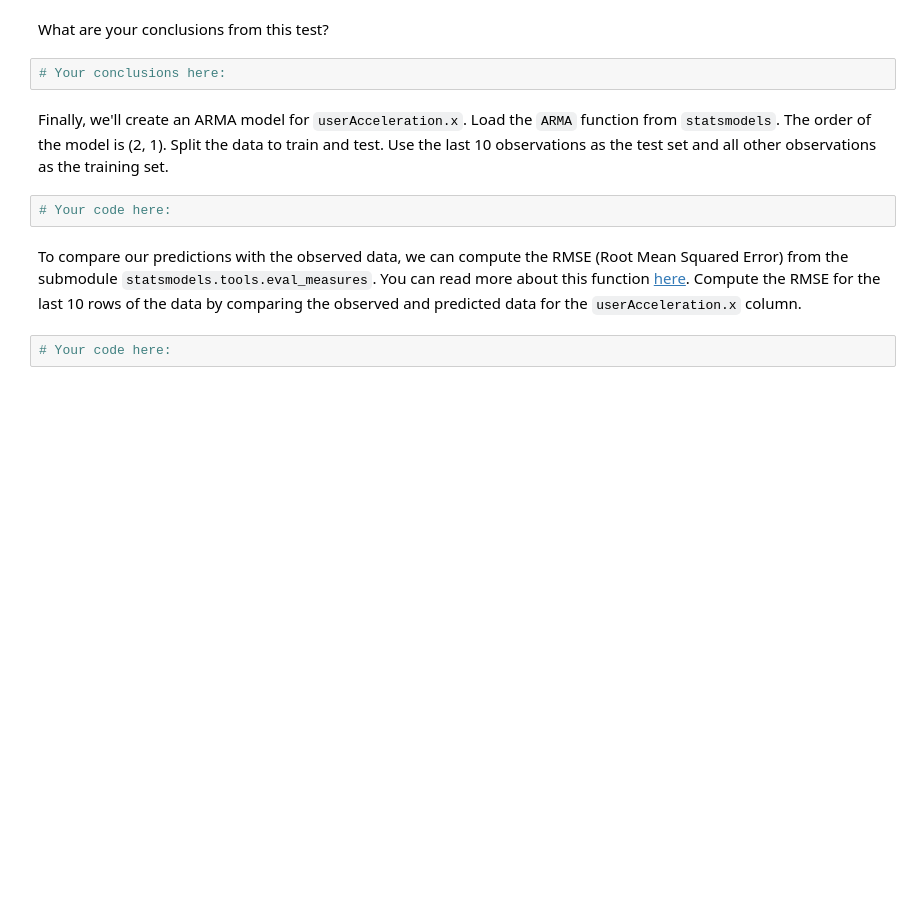
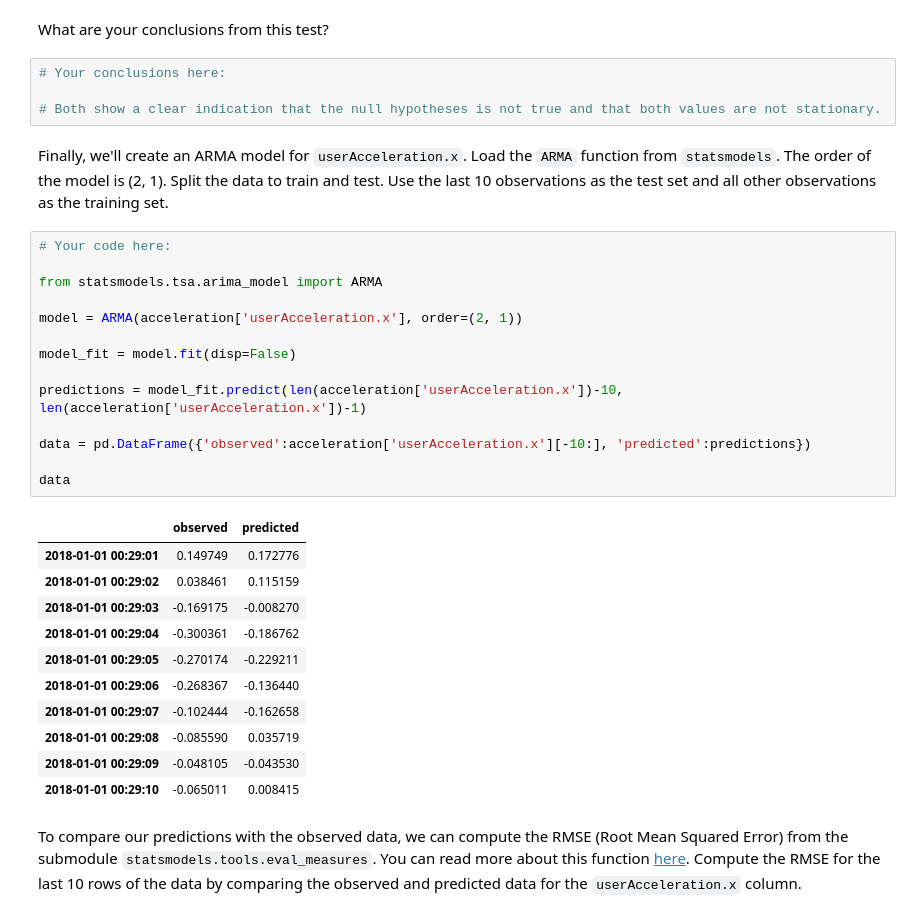
Before and after one commit to jmolendijk/dataV2-labs, a Jupyter notebook: module-2/Time-Series/your-code/main.ipynb, the cells around one changed output. Drawn from its saved outputs; the diff is of its cells as text; blank space fills up the shorter version.

```diff
--- a/module-2/Time-Series/your-code/main.ipynb
+++ b/module-2/Time-Series/your-code/main.ipynb
@@ -121,12 +155,36 @@ The next step will be to test both variables for stationarity. Perform the Augme
 # %% [markdown]
 What are your conclusions from this test?
-# %%
-# Your conclusions here:
+# %%
+# Your conclusions here:
+
+# Both show a clear indication that the null hypotheses is not true and that both values are not stationary.
 # %% [markdown]
 Finally, we'll create an ARMA model for `userAcceleration.x`. Load the `ARMA` function from `statsmodels`. The order of the model is (2, 1). Split the data to train and test. Use the last 10 observations as the test set and all other observations as the training set.
-# %%
-# Your code here:
+# %%
+# Your code here:
+
+from statsmodels.tsa.arima_model import ARMA
+
+model = ARMA(acceleration['userAcceleration.x'], order=(2, 1))
+
+model_fit = model.fit(disp=False)
+
+predictions = model_fit.predict(len(acceleration['userAcceleration.x'])-10, len(acceleration['userAcceleration.x'])-1)
+
+data = pd.DataFrame({'observed':acceleration['userAcceleration.x'][-10:], 'predicted':predictions})
+
+data
+# %% [output]
+|  | observed | predicted |
+| 2018-01-01 00:29:01 | 0.149749 | 0.172776 |
+| 2018-01-01 00:29:02 | 0.038461 | 0.115159 |
+| 2018-01-01 00:29:03 | -0.169175 | -0.008270 |
+| 2018-01-01 00:29:04 | -0.300361 | -0.186762 |
+| 2018-01-01 00:29:05 | -0.270174 | -0.229211 |
+| 2018-01-01 00:29:06 | -0.268367 | -0.136440 |
+| 2018-01-01 00:29:07 | -0.102444 | -0.162658 |
+| 2018-01-01 00:29:08 | -0.085590 | 0.035719 |
+| 2018-01-01 00:29:09 | -0.048105 | -0.043530 |
+| 2018-01-01 00:29:10 | -0.065011 | 0.008415 |
 # %% [markdown]
 To compare our predictions with the observed data, we can compute the RMSE (Root Mean Squared Error) from the submodule `statsmodels.tools.eval_measures`. You can read more about this function [here](https://www.statsmodels.org/dev/generated/statsmodels.tools.eval_measures.rmse.html). Compute the RMSE for the last 10 rows of the data by comparing the observed and predicted data for the `userAcceleration.x` column.
-# %%
-# Your code here:
```
Also changed, not shown: parts of 11 cells of this notebook, 1 other file.
